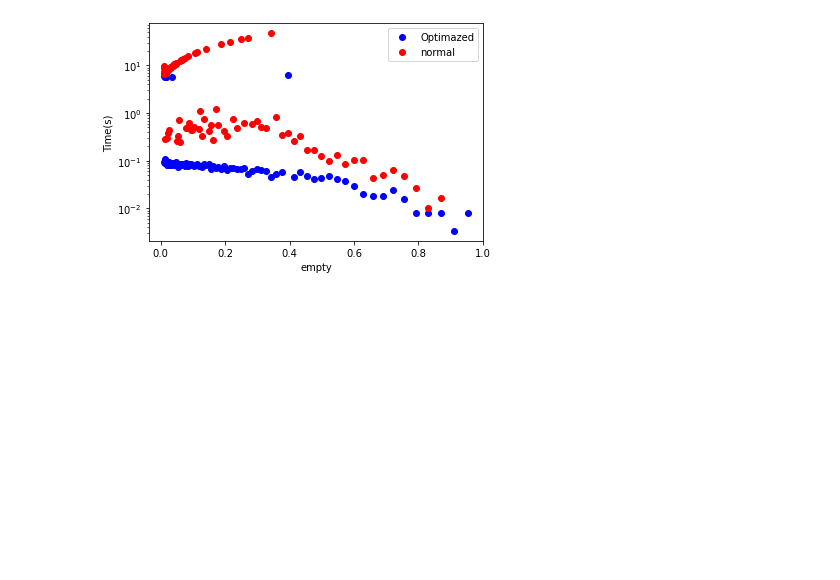
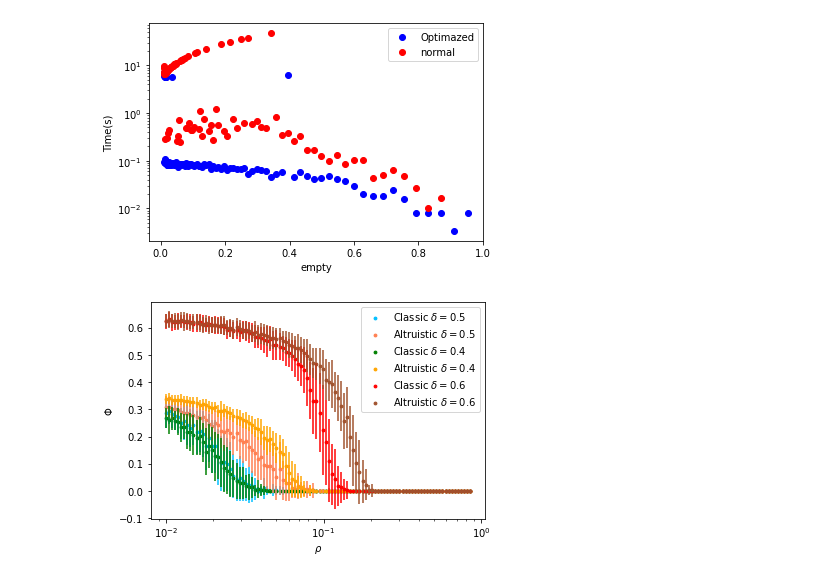
Before and after one commit to quimort/schellings-model, a Jupyter notebook: analisis.ipynb, the cells around one changed output. Saved outputs shown, nothing was run; the diff lists cells and outputs as text; code cells hidden in the pictures; blank space fills up the shorter version.

```diff
--- a/analisis.ipynb
+++ b/analisis.ipynb
@@ -116,0 +141,37 @@ plt.legend()
+# %%
+df2_06 = pd.read_csv('schelling_values_100_model_2_30_06.csv',delimiter=";")
+df3_06 = pd.read_csv('schelling_values_100_model_3_30_06.csv',delimiter=";")
+df2_06 = df2_06.where(df2_06['number of iterations']!=30000)
+df3_06 = df3_06.where(df3_06['number of iterations']!=30000)
+indexes = df2_06['vacant'].drop_duplicates().dropna()
+cols = ['vacant','similarity ratio inicial','mean dissatisfaction inicial','mean interratial pears inicial A','mean interratial pears inicial B','mean interratial pears inicial','similarity ratio final',\
+        'mean dissatisfaction final','mean interratial pears final A','mean interratial pears final B','mean interratial pears final','number of iterations']
+deviation2_06 = pd.DataFrame(columns=cols)
+deviation3_06 = pd.DataFrame(columns=cols)
+count  =0
+for i in indexes:
+    deviation2_06.loc[count] = df2_06.where(df2_06['vacant']==i).std()
+    deviation3_06.loc[count] = df3_06.where(df3_06['vacant']==i).std()
+    count +=1
+df2_06 = df2_06.groupby("vacant").mean()
+df3_06 = df3_06.groupby("vacant").mean()
+# %%
+plt.errorbar(df2.index,df2['mean dissatisfaction final'],yerr=deviation2['mean dissatisfaction final'],ls = "None",color="deepskyblue")
+plt.errorbar(df3.index,df3['mean dissatisfaction final'],yerr=deviation3['mean dissatisfaction final'],ls = "None",color="coral")
+plt.scatter(df2.index,df2['mean dissatisfaction final'],s=8,marker='o',color="deepskyblue",label="Classic $\delta=0.5$")
+plt.scatter(df3.index,df3['mean dissatisfaction final'],s=8,marker='o',color="coral",label="Altruistic $\delta=0.5$")
+plt.errorbar(df2_04.index,df2_04['mean dissatisfaction final'],yerr=deviation2_04['mean dissatisfaction final'],ls = "None",color="green")
+plt.errorbar(df3_04.index,df3_04['mean dissatisfaction final'],yerr=deviation3_04['mean dissatisfaction final'],ls = "None",color="orange")
+plt.scatter(df2_04.index,df2_04['mean dissatisfaction final'],s=8,marker='o',color="green",label="Classic $\delta=0.4$")
+plt.scatter(df3_04.index,df3_04['mean dissatisfaction final'],s=8,marker='o',color="orange",label="Altruistic $\delta=0.4$")
+plt.errorbar(df2_06.index,df2_06['mean dissatisfaction final'],yerr=deviation2_06['mean dissatisfaction final'],ls = "None",color="red")
+plt.errorbar(df3_06.index,df3_06['mean dissatisfaction final'],yerr=deviation3_06['mean dissatisfaction final'],ls = "None",color="sienna")
+plt.scatter(df2_06.index,df2_06['mean dissatisfaction final'],s=8,marker='o',color="red",label="Classic $\delta=0.6$")
+plt.scatter(df3_06.index,df3_06['mean dissatisfaction final'],s=8,marker='o',color="sienna",label="Altruistic $\delta=0.6$")
+plt.xlabel(r"$\rho$")
+plt.ylabel(r"$\Phi$")
+plt.xscale('log')
+plt.legend()
+plt.savefig('dif_thresh_disatisfaction.png')
+# %% [output]
+[figure, added]
```
Also changed, not shown: parts of 11 cells of this notebook, 11 other files.
